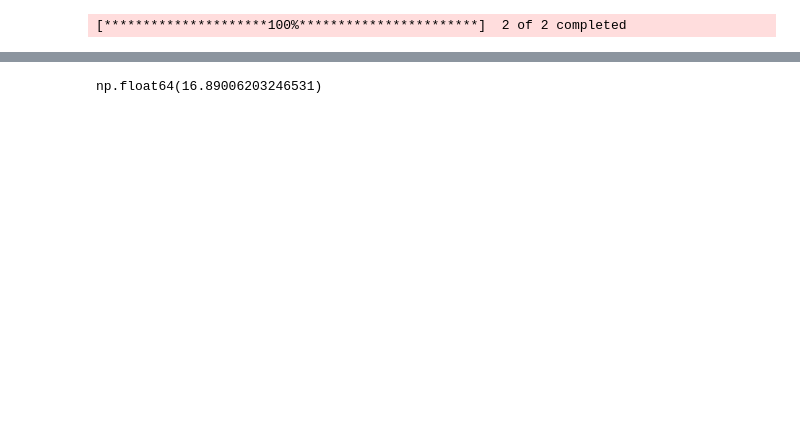
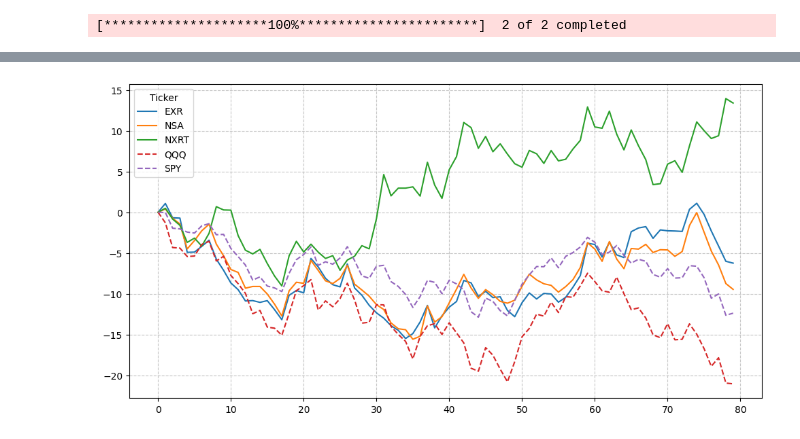
Before and after one commit to Idan-Sasson/Stocks-Strategies, a Jupyter notebook: Scanners/SteadyRisingTesting.ipynb, the cells around one changed output, grey strips where cells are left out. Cells and saved outputs as stored; diff of their text form; code cells hidden in the pictures; blank space fills up the shorter version.

```diff
--- a/Scanners/SteadyRisingTesting.ipynb
+++ b/Scanners/SteadyRisingTesting.ipynb
@@ -19,10 +19,13 @@ full_df = pd.concat([full_df, qqq_spy], axis=1)
 # %% [output]
 [*********************100%***********************]  2 of 2 completed
 # %%
-def get_steady(df, year):
-	df = full_df[full_df.index.year == year]
+def get_steady(df, start):
+	end = start + pd.DateOffset(years=1)
+	df = df[(df.index >= start) & (df.index <= end)]
 
-	rolling_data = df["Close"].pct_change().rolling(window=30).mean() * 100
+	# df = full_df[full_df.index.year == year]
+
+	rolling_data = df["Close"].ffill().pct_change(fill_method=None).rolling(window=30).mean() * 100
 	rolling_data.columns = pd.MultiIndex.from_product([["rollingChange"], rolling_data.columns])
 	df = df.join(rolling_data)
 
@@ -35,8 +38,6 @@ def get_steady(df, year):
 	daily_returns = close.pct_change()
 	volatility = daily_returns.std() * np.sqrt(252) * 100
 	steady_score = pct_change / volatility
-
-	nan_days = close.isna()
 
 	stats_df["TotalReturn %"] = pct_change
 	stats_df["Volatility %"] = volatility
@@ -96,7 +97,9 @@ def get_steady(df, year):
 	score_df["Rank"] = score_df["FinalScore"].rank(ascending=False, method="min").astype(int)
 	return score_df
 
-def get_returns(df, entry, tickers):
+def get_returns(df, entry, tickers, start=None, end=None):
+	if start and end:
+		df = df[(df.index >= start) & (df.index <= end)]
 	sim = TradingSim(df)
 	return sim.optimizer_exit_after(entry, tickers)
 
@@ -130,4 +275,16 @@ get_plot(returns, (best_exit_idx, best_exit_val))
 # %%
-returns_mean.head(80).sort_values(ascending=False).head(1).values[0]
+# exit_after = 40
+year = 2021
+look_after = 120  # After that algorithm is shit and we won't listen to it
+sell_not_before = 10
+# for year in range(2010, 2025)
+start = pd.to_datetime(f"{year}-01-01")
+score_df = get_steady(full_df, start).sort_values("FinalScore", ascending=False)
+entry = start + pd.DateOffset(years=1)
+# top_tickers = score_df.head(3)
+top_tickers = score_df[(score_df["Volatility"] > 70) & (score_df["TotalReturn %"] > 100)].sort_values("FinalScore", ascending=False).head(3)
+# returns, returns_mean = get_returns(full_df, entry, top_tickers.index.to_list(), entry, entry + pd.DateOffset(days=look_after))
+returns, returns_mean = get_returns(full_df, entry, top_tickers.index.to_list() + ["QQQ", "SPY"])
+get_plot(returns)
 # %% [output]
-np.float64(16.89006203246531)
+[figure, added]
```
Also changed, not shown: parts of 6 cells of this notebook, 5 other files.
